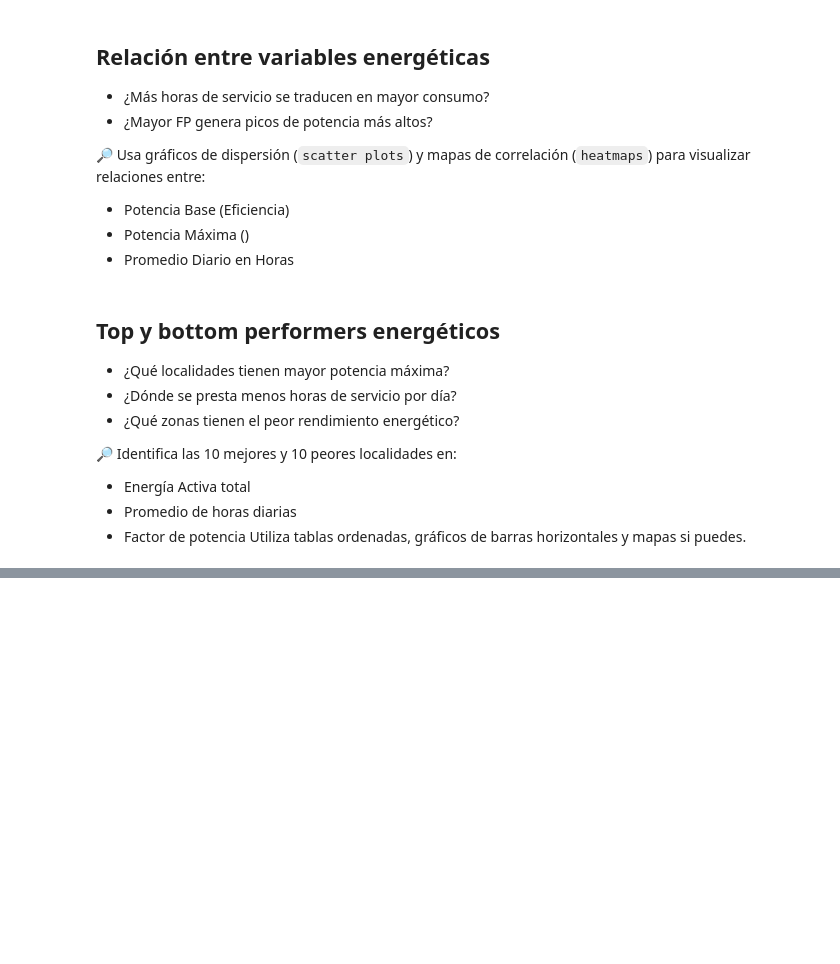
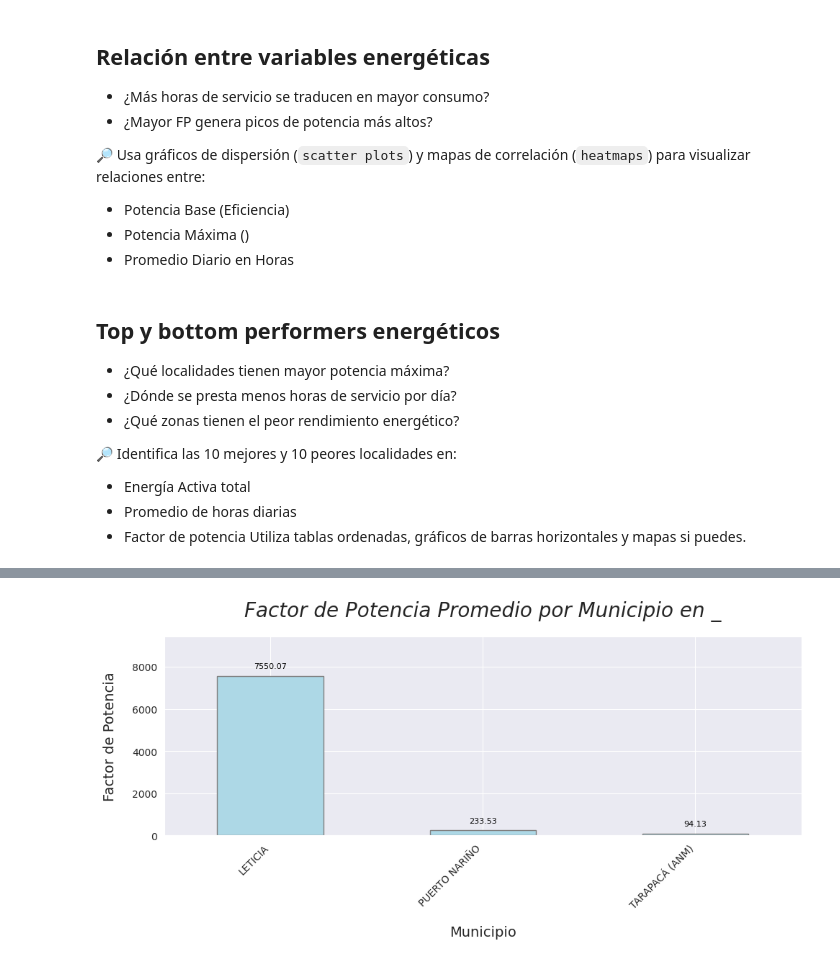
Before and after one commit to Will046-rA9/An-lisis-ZNI, a Jupyter notebook: ProyectoZNI (1).ipynb, the cells around one changed output, grey strips where cells are left out. Drawn from its saved outputs; the diff is of its cells as text; code cells hidden in the pictures; blank space fills up the shorter version.

```diff
--- a/ProyectoZNI (1).ipynb
+++ b/ProyectoZNI (1).ipynb
@@ -996,3 +917,6 @@ Filtra zonas con bajo factor de potencia.
 - Promedio de horas diarias
 - Factor de potencia
 Utiliza tablas ordenadas, gráficos de barras horizontales y mapas si puedes.
+# %%
+df_ZNI = df_ZNI[df_ZNI['Prom. Horas Diarias de Servicio'] <= 24]
+df_ZNI.head(2)
@@ -998,0 +927,75 @@ Utiliza tablas ordenadas, gráficos de barras horizontales y mapas si puedes.
+# %%
+# Hacer una gráfica de las localidades que tienen mayor potencia máxima en el departamento de CAUCA
+
+import seaborn as sns
+import matplotlib.pyplot as plt
+
+# Define el departamento que deseas analizar
+departamento_elegido = 'AMAZONAS'  # <-- cambia esto por el que quieras
+
+# Filtra el DataFrame para ese departamento
+df_dep = df_ZNI[df_ZNI['Departamento'] == departamento_elegido]
+
+# Calcula el promedio del factor de potencia por municipio
+prom_PB_municipio = df_dep.groupby('Municipio')['POTENCIA MÁXIMA'].mean().sort_values(ascending=False)
+
+# Estilo de Seaborn
+sns.set_style("darkgrid")
+
+# Crear el gráfico de barras
+fig, ax = plt.subplots(figsize=(10, 5))
+
+prom_PB_municipio.plot(
+    kind='bar',
+    ax=ax,
+    color='lightblue',
+    edgecolor='grey'
+)
+
+# Título
+ax.set_title(
+    f'Factor de Potencia Promedio por Municipio en _',
+    fontsize=20,
+    style='oblique',
+    pad=20
+)
+
+# Ejes
+ax.set_xlabel(
+    'Municipio',
+    fontsize=14,
+    labelpad=15
+)
+ax.set_ylabel(
+    'Factor de Potencia',
+    fontsize=14,
+    labelpad=15
+)
+
+plt.xticks(
+    rotation=45,
+    ha='right',
+    fontsize=10
+)
+plt.yticks(fontsize=10)
+
+# Límite del eje Y
+ax.set_ylim(0, prom_PB_municipio.max() * 1.25)
+
+# Anotar los valores sobre cada barra
+for p in ax.patches:
+    ax.annotate(
+        f'{p.get_height():.2f}',
+        (p.get_x() + p.get_width() / 2., p.get_height()),
+        ha='center',
+        va='center',
+        xytext=(0, 10),
+        textcoords='offset points',
+        fontsize=8,
+        color='black'
+    )
+
+plt.tight_layout()
+plt.show()
+# %% [output]
+[figure, added]
```
Also changed, not shown: parts of 7 cells of this notebook.
